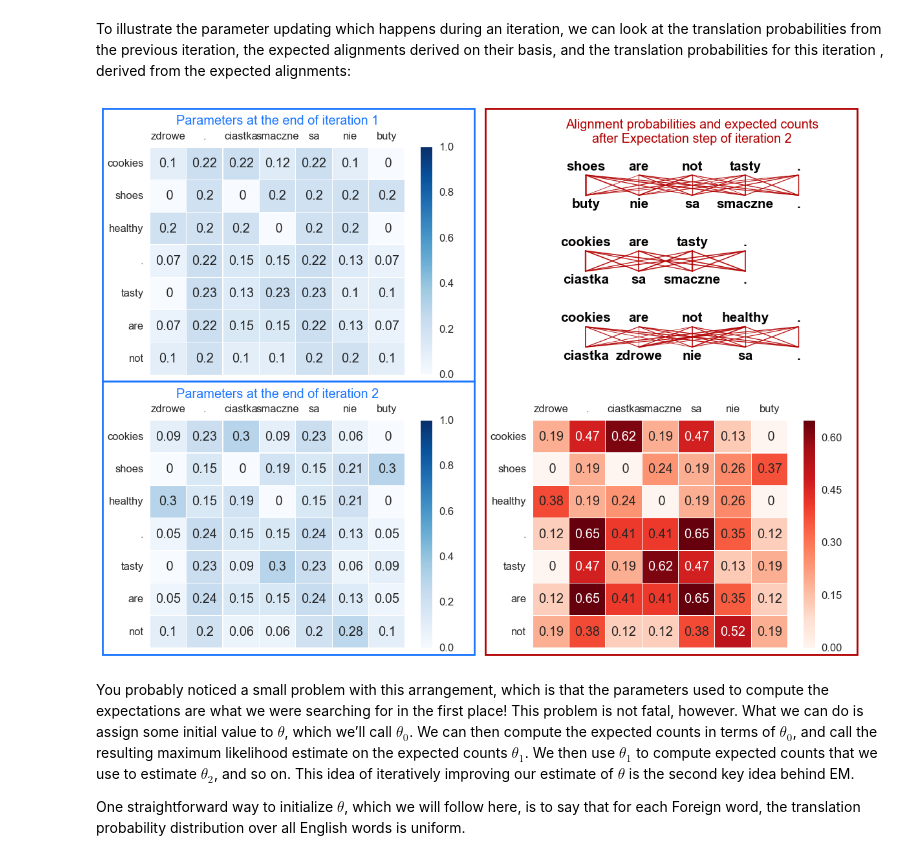
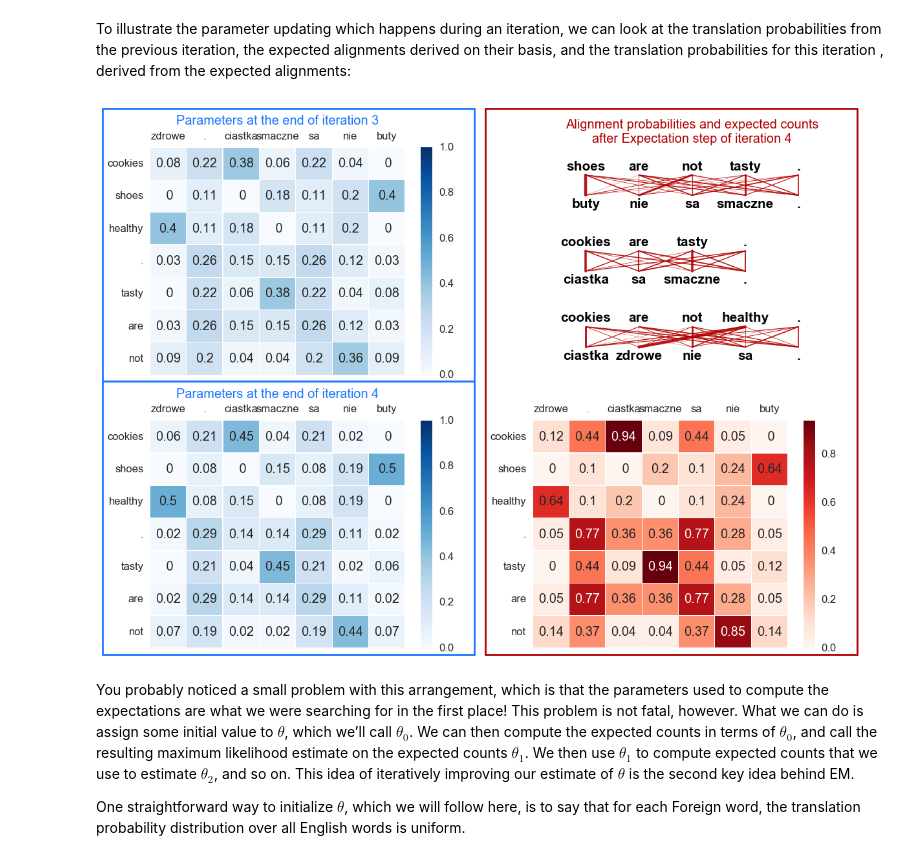
Before and after one commit to INFR11133/lab1, a Jupyter notebook: IBM1/IBM Model1.ipynb, the cells around one changed output. Cells and saved outputs as stored; diff of their text form; code cells hidden in the pictures.

```diff
--- a/IBM1/IBM Model1.ipynb
+++ b/IBM1/IBM Model1.ipynb
@@ -628,9 +650,9 @@ def iteration(theta, bitext):
 # %% [markdown]
  To illustrate the parameter updating which happens during an iteration, we can look at the translation probabilities from the previous iteration, the expected alignments derived on their basis, and the translation probabilities for this iteration , derived from the expected alignments:
 # %%
-draw_iteration(2, bitext)
+draw_iteration(4, bitext)
 # %% [output]
-[figure, old version]
+[figure, new version]
 # %% [markdown]
 You probably noticed a small problem with this arrangement, which is that the parameters used to compute the expectations are what we were searching for in the first place! This problem is not fatal, however. What we can do is assign some initial value to $\theta$, which we’ll call $\theta_0$. We can then compute the expected counts in terms of $\theta_0$, and call the resulting maximum likelihood estimate on the expected counts $\theta_1$. We then use $\theta_1$ to compute expected counts that we use to estimate $\theta_2$, and so on. This idea of iteratively improving our estimate of $\theta$ is the second key idea behind EM.
 
```
Also changed, not shown: parts of 4 cells of this notebook.
